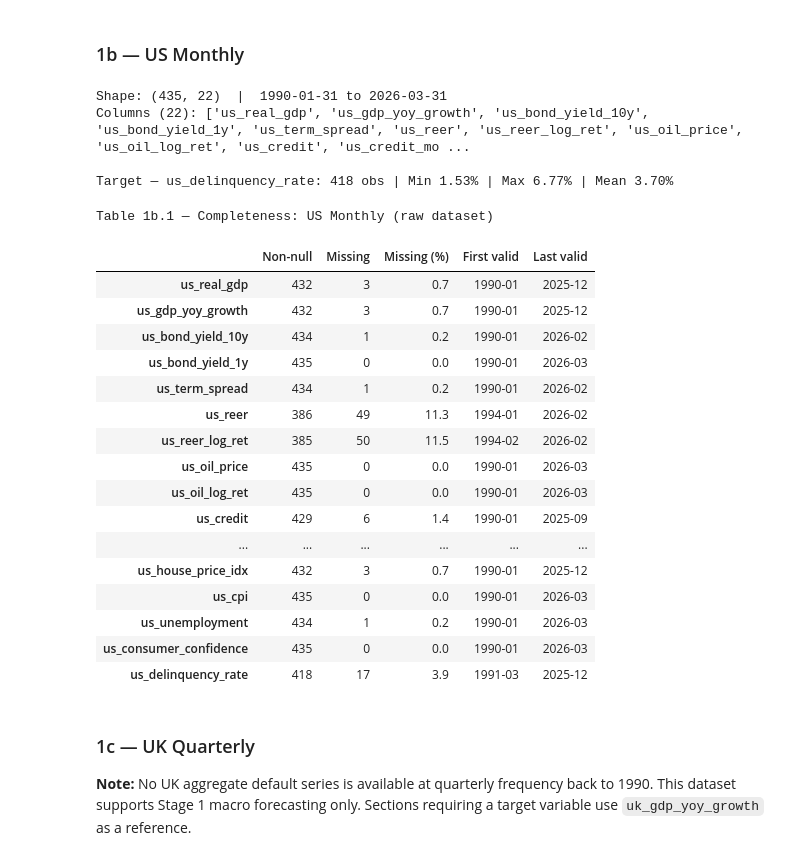
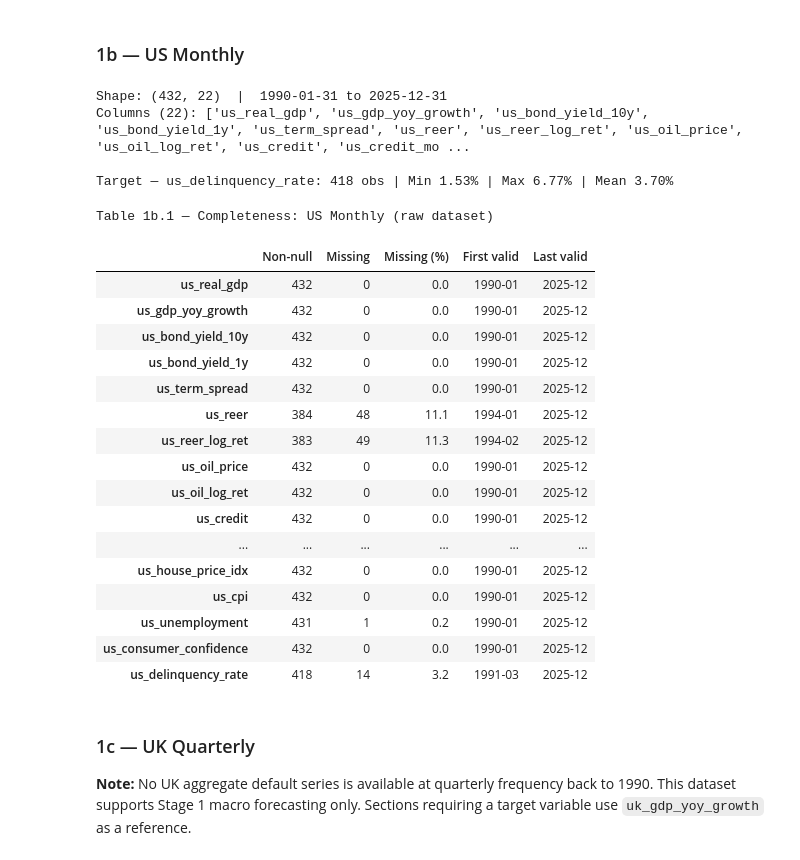
Before and after one commit to hogandan85/ST-498, a Jupyter notebook: Code/01_EDA.ipynb, the cells around one changed output. Cells and saved outputs as stored; diff of their text form; code cells hidden in the pictures.

Commit message:
Update EDA analytical CSVs — COVID adjustment moved to EDA, adds delinquency_spline, us_delinquency_rate_raw, covid_dummy to US_Q

```diff
--- a/Code/01_EDA.ipynb
+++ b/Code/01_EDA.ipynb
@@ -308,6 +309,13 @@ fig.add_hline(y=mean_val, line_dash='dash', line_color=GREY, line_width=1.5,
               annotation_text=f'Mean={mean_val:.2f}%',
               annotation_position='top right', annotation_font_color=GREY)
 fig = add_recessions(fig, RECESSIONS_USM)
+for s, e in [('2007', '2010'), ('2019', '2021')]:
+    sub = df_usq[TARGET_USQ].loc[s:e].dropna()
+    if not sub.empty:
+        fig.add_annotation(x=sub.idxmax(), y=sub.max(), text=f'{sub.max():.1f}%',
+            showarrow=True, arrowhead=2, arrowcolor=RED,
+            font=dict(color=RED, size=11), bgcolor='white',
+            bordercolor=RED, borderwidth=1, ay=-45)
 fig.update_layout(
     title=dict(
         text='Figure 1b.1 — Delinquency Rate: US Monthly (spline interpolated from quarterly)',
@@ -316,50 +324,50 @@ fig.update_layout(
     yaxis=dict(title='Delinquency Rate (%)', showgrid=True, gridcolor='#E0E0E0'),
     template=TEMPLATE, height=430, margin=dict(t=80, b=40, l=60, r=40))
 fig.show()
 
 raw_cols = [c for c in raw_usm.columns if c != TARGET_USM]
 ncols = 4
 nrows = int(np.ceil(len(raw_cols) / ncols))
 fig2 = make_subplots(
     rows=nrows, cols=ncols,
     subplot_titles=[v.replace('us_', '').replace('_', ' ').title() for v in raw_cols],
     vertical_spacing=0.06, horizontal_spacing=0.04)
 for i, var in enumerate(raw_cols):
     r, c = i // ncols + 1, i % ncols + 1
     fig2.add_trace(go.Scatter(
         x=df_usm.index, y=df_usm[var], mode='lines',
         line=dict(color=BLUE, width=1.0), showlegend=False), row=r, col=c)
 fig2.update_xaxes(showticklabels=False)
 fig2.update_yaxes(showticklabels=False)
 fig2.update_layout(
     title=dict(text=f'Figure 1b.2 — All Raw Variables: US Monthly ({len(raw_cols)} series)',
                font=dict(size=13, color=NAVY)),
     template=TEMPLATE, height=nrows * 180,
     margin=dict(t=50, b=20, l=20, r=20))
 fig2.show()
 # %% [output]
-Shape: (435, 22)  |  1990-01-31 to 2026-03-31
+Shape: (432, 22)  |  1990-01-31 to 2025-12-31
 Columns (22): ['us_real_gdp', 'us_gdp_yoy_growth', 'us_bond_yield_10y', 'us_bond_yield_1y', 'us_term_spread', 'us_reer', 'us_reer_log_ret', 'us_oil_price', 'us_oil_log_ret', 'us_credit', 'us_credit_mo ...
 
 Target — us_delinquency_rate: 418 obs | Min 1.53% | Max 6.77% | Mean 3.70%
 Table 1b.1 — Completeness: US Monthly (raw dataset)
 |  | Non-null | Missing | Missing (%) | First valid | Last valid |
-| us_real_gdp | 432 | 3 | 0.7 | 1990-01 | 2025-12 |
-| us_gdp_yoy_growth | 432 | 3 | 0.7 | 1990-01 | 2025-12 |
-| us_bond_yield_10y | 434 | 1 | 0.2 | 1990-01 | 2026-02 |
-| us_bond_yield_1y | 435 | 0 | 0.0 | 1990-01 | 2026-03 |
-| us_term_spread | 434 | 1 | 0.2 | 1990-01 | 2026-02 |
-| us_reer | 386 | 49 | 11.3 | 1994-01 | 2026-02 |
-| us_reer_log_ret | 385 | 50 | 11.5 | 1994-02 | 2026-02 |
-| us_oil_price | 435 | 0 | 0.0 | 1990-01 | 2026-03 |
-| us_oil_log_ret | 435 | 0 | 0.0 | 1990-01 | 2026-03 |
-| us_credit | 429 | 6 | 1.4 | 1990-01 | 2025-09 |
+| us_real_gdp | 432 | 0 | 0.0 | 1990-01 | 2025-12 |
+| us_gdp_yoy_growth | 432 | 0 | 0.0 | 1990-01 | 2025-12 |
+| us_bond_yield_10y | 432 | 0 | 0.0 | 1990-01 | 2025-12 |
+| us_bond_yield_1y | 432 | 0 | 0.0 | 1990-01 | 2025-12 |
+| us_term_spread | 432 | 0 | 0.0 | 1990-01 | 2025-12 |
+| us_reer | 384 | 48 | 11.1 | 1994-01 | 2025-12 |
+| us_reer_log_ret | 383 | 49 | 11.3 | 1994-02 | 2025-12 |
+| us_oil_price | 432 | 0 | 0.0 | 1990-01 | 2025-12 |
+| us_oil_log_ret | 432 | 0 | 0.0 | 1990-01 | 2025-12 |
+| us_credit | 432 | 0 | 0.0 | 1990-01 | 2025-12 |
 | ... | ... | ... | ... | ... | ... |
-| us_house_price_idx | 432 | 3 | 0.7 | 1990-01 | 2025-12 |
-| us_cpi | 435 | 0 | 0.0 | 1990-01 | 2026-03 |
-| us_unemployment | 434 | 1 | 0.2 | 1990-01 | 2026-03 |
-| us_consumer_confidence | 435 | 0 | 0.0 | 1990-01 | 2026-03 |
-| us_delinquency_rate | 418 | 17 | 3.9 | 1991-03 | 2025-12 |
+| us_house_price_idx | 432 | 0 | 0.0 | 1990-01 | 2025-12 |
+| us_cpi | 432 | 0 | 0.0 | 1990-01 | 2025-12 |
+| us_unemployment | 431 | 1 | 0.2 | 1990-01 | 2025-12 |
+| us_consumer_confidence | 432 | 0 | 0.0 | 1990-01 | 2025-12 |
+| us_delinquency_rate | 418 | 14 | 3.2 | 1991-03 | 2025-12 |
 # %% [markdown]
 ### 1c — UK Quarterly
 
```
Also changed, not shown: parts of 27 cells of this notebook.
